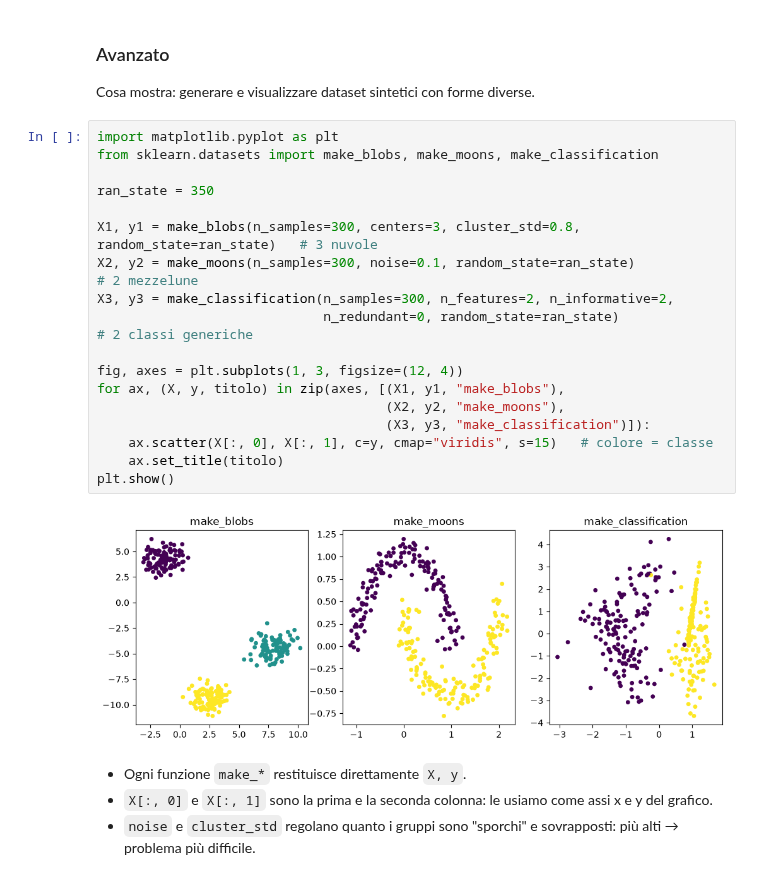
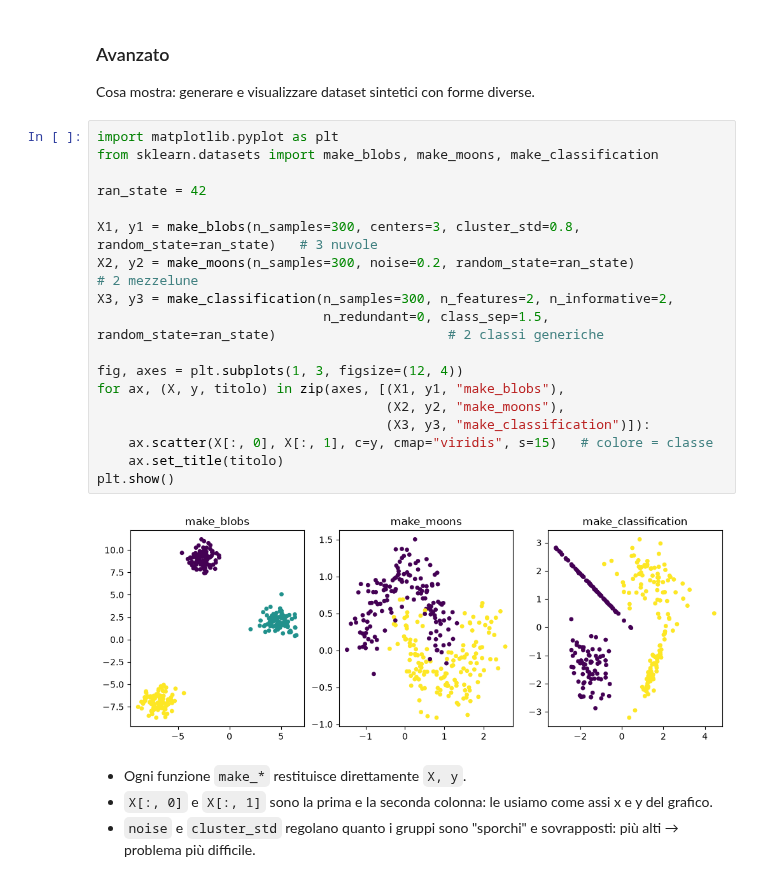
Before and after one commit to MaSTERmIKK/Aula_PythonAi_Ottobre, a Jupyter notebook: CorsoIt/14_Lunedi_26/giorno-1-fondamenti-ml.ipynb, the cells around one changed output. Drawn from its saved outputs; the diff is of its cells as text.

Commit message:
Aggiornato con nuove sezioni per _blobs e _moons
aggiornamenti di alcuni esempi

```diff
--- a/CorsoIt/14_Lunedi_26/giorno-1-fondamenti-ml.ipynb
+++ b/CorsoIt/14_Lunedi_26/giorno-1-fondamenti-ml.ipynb
@@ -609,23 +630,23 @@ Cosa mostra: generare e visualizzare dataset sintetici con forme diverse.
 # %%
 import matplotlib.pyplot as plt
 from sklearn.datasets import make_blobs, make_moons, make_classification
 
-ran_state = 350
+ran_state = 42
 
 X1, y1 = make_blobs(n_samples=300, centers=3, cluster_std=0.8, random_state=ran_state)   # 3 nuvole
-X2, y2 = make_moons(n_samples=300, noise=0.1, random_state=ran_state)                    # 2 mezzelune
+X2, y2 = make_moons(n_samples=300, noise=0.2, random_state=ran_state)                    # 2 mezzelune
 X3, y3 = make_classification(n_samples=300, n_features=2, n_informative=2,
-                             n_redundant=0, random_state=ran_state)                      # 2 classi generiche
+                             n_redundant=0, class_sep=1.5, random_state=ran_state)                      # 2 classi generiche
 
 fig, axes = plt.subplots(1, 3, figsize=(12, 4))
 for ax, (X, y, titolo) in zip(axes, [(X1, y1, "make_blobs"),
                                      (X2, y2, "make_moons"),
                                      (X3, y3, "make_classification")]):
     ax.scatter(X[:, 0], X[:, 1], c=y, cmap="viridis", s=15)   # colore = classe
     ax.set_title(titolo)
 plt.show()
 # %% [output]
-[figure, old version]
+[figure, new version]
 # %% [markdown]
 - Ogni funzione `make_*` restituisce direttamente `X, y`.
 - `X[:, 0]` e `X[:, 1]` sono la prima e la seconda colonna: le usiamo come assi x e y del grafico.
```
Also changed, not shown: parts of 4 cells of this notebook.
